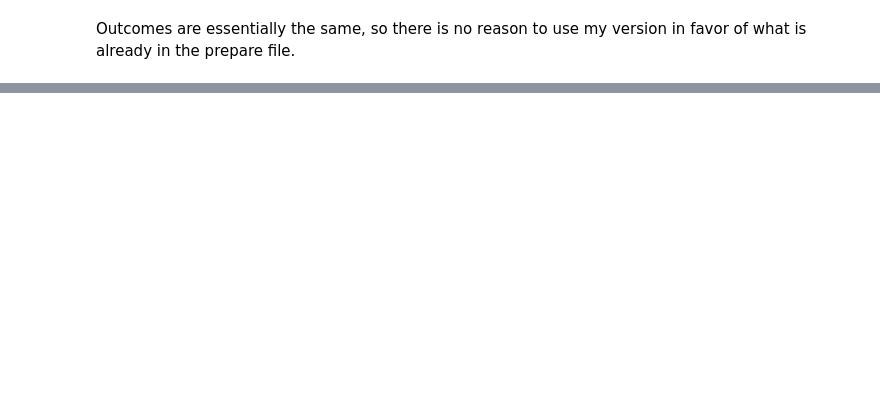
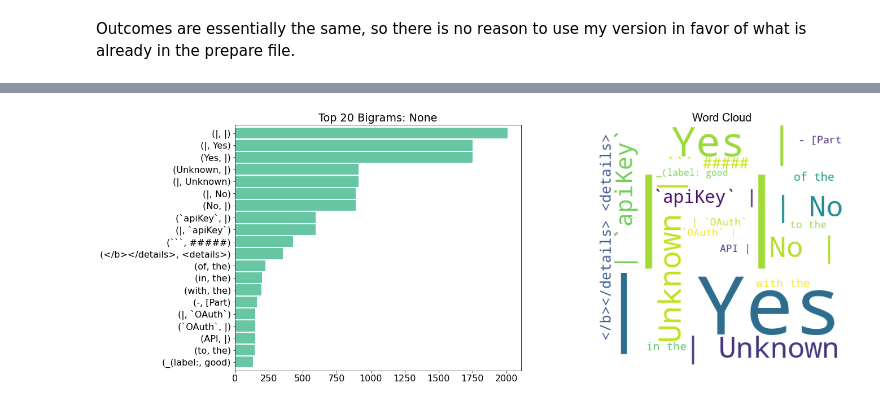
Before and after one commit to Team-Four-NLP-MVPs/nlp-project, a Jupyter notebook: dougherty/playground.ipynb, the cells around one changed output, grey strips where cells are left out. Drawn from its saved outputs; the diff is of its cells as text; code cells hidden in the pictures; blank space fills up the shorter version.

```diff
--- a/dougherty/playground.ipynb
+++ b/dougherty/playground.ipynb
@@ -57,0 +96,38 @@ Index(['repo', 'language', 'readme_contents'], dtype='object')
+# %%
+def bigram_count_word_cloud(words_list, top_num = 20, title_name = None):
+    '''
+    This function takes in a words_list
+    Creates bigrams
+    Plots the counts on a bar chart and a wordcloud
+    Optional arguements to change customization
+    - top_num: default 20, shows most common number of bigrams
+    '''
+
+    # create bigrams
+    ngrams = pd.Series(nltk.bigrams(words_list)).value_counts().head(top_num)
+
+    # set up figuresize
+    plt.figure(figsize = (20, top_num/2.5))
+
+    # plot bigrams on left subplot
+    plt.subplot(1, 2, 1)
+    ngrams.sort_values(ascending = True).plot.barh(color = '#29af7f', alpha = .7, width = .9)
+    plt.title(f'Top {top_num} Bigrams: {title_name}')
+
+    # create dictionary of words from the bigrams
+    data = {k[0] + ' ' + k[1]: v for k, v in ngrams.to_dict().items()}
+
+    # create wordcloud image
+    img = WordCloud(background_color='white', width=400, height=400).generate_from_frequencies(data)
+
+    # plot worcloud on right subplot
+    plt.subplot(1, 2, 2)
+    # show image
+    plt.imshow(img)
+    plt.axis('off')
+    plt.title("Word Cloud", font = 'Arial', fontsize= 20)
+    plt.show()
+# %%
+bigram_count_word_cloud(words_list)
+# %% [output]
+[figure, added]
```
Also changed, not shown: parts of 13 cells of this notebook, 4 other files.
